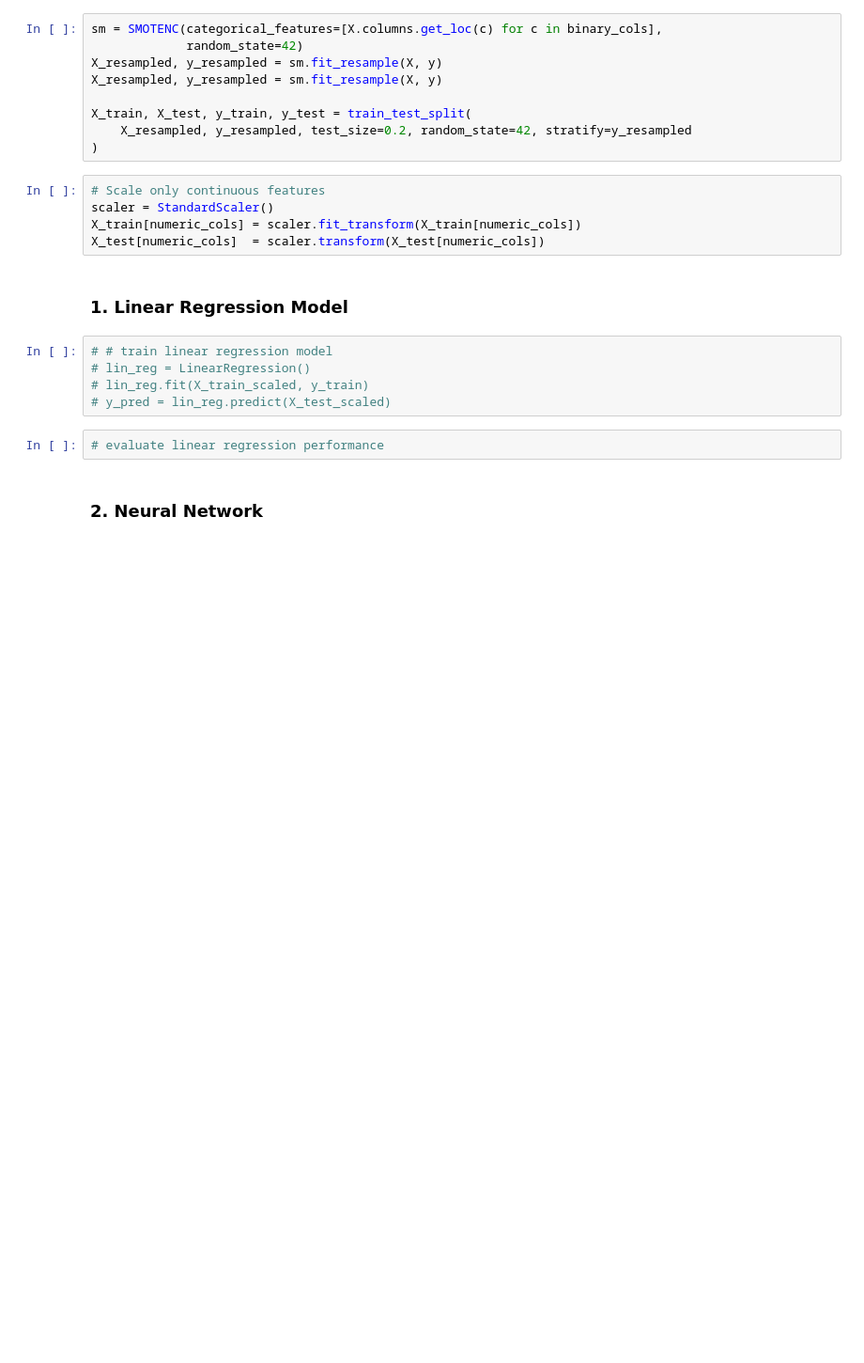
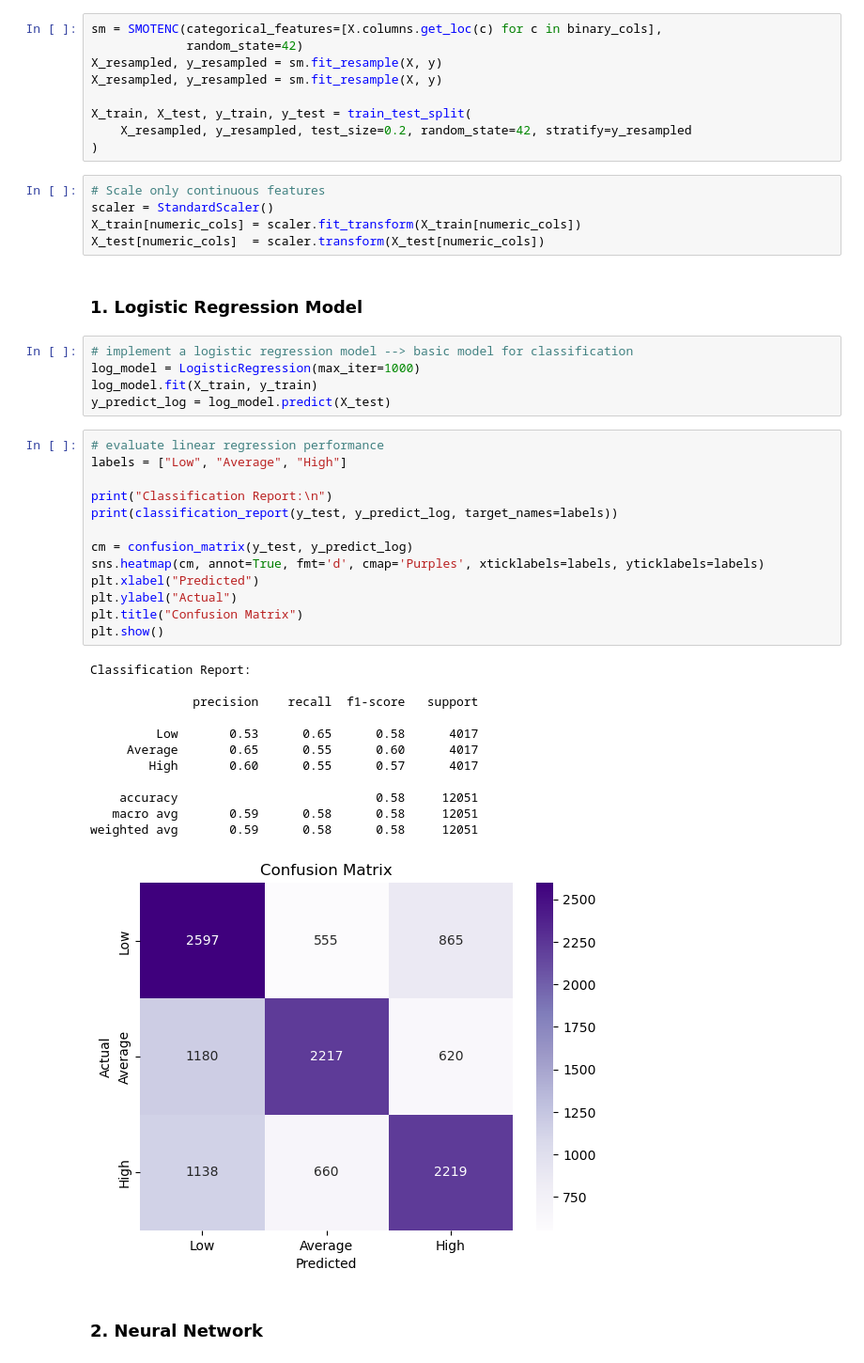
Before and after one commit to madwirblet/CIS4930-Final-Project, a Jupyter notebook: final.ipynb, the cells around one changed output. Shown at 94% size. Cells and saved outputs as stored; diff of their text form; blank space fills up the shorter version.

```diff
--- a/final.ipynb
+++ b/final.ipynb
@@ -334,14 +363,38 @@ scaler = StandardScaler()
 X_train[numeric_cols] = scaler.fit_transform(X_train[numeric_cols])
 X_test[numeric_cols]  = scaler.transform(X_test[numeric_cols])
 # %% [markdown]
-### 1. Linear Regression Model
+### 1. Logistic Regression Model
 # %%
-# # train linear regression model
-# lin_reg = LinearRegression()
-# lin_reg.fit(X_train_scaled, y_train)
-# y_pred = lin_reg.predict(X_test_scaled)
+# implement a logistic regression model --> basic model for classification
+log_model = LogisticRegression(max_iter=1000)
+log_model.fit(X_train, y_train)
+y_predict_log = log_model.predict(X_test)
 # %%
 # evaluate linear regression performance
+labels = ["Low", "Average", "High"]
+
+print("Classification Report:\n")
+print(classification_report(y_test, y_predict_log, target_names=labels))
+
+cm = confusion_matrix(y_test, y_predict_log)
+sns.heatmap(cm, annot=True, fmt='d', cmap='Purples', xticklabels=labels, yticklabels=labels)
+plt.xlabel("Predicted")
+plt.ylabel("Actual")
+plt.title("Confusion Matrix")
+plt.show()
+# %% [output]
+Classification Report:
+
+              precision    recall  f1-score   support
+
+         Low       0.53      0.65      0.58      4017
+     Average       0.65      0.55      0.60      4017
+        High       0.60      0.55      0.57      4017
+
+    accuracy                           0.58     12051
+   macro avg       0.59      0.58      0.58     12051
+weighted avg       0.59      0.58      0.58     12051
+[figure, added]
 # %% [markdown]
 ### 2. Neural Network
 # %%
```
Also changed, not shown: parts of 15 cells of this notebook.
